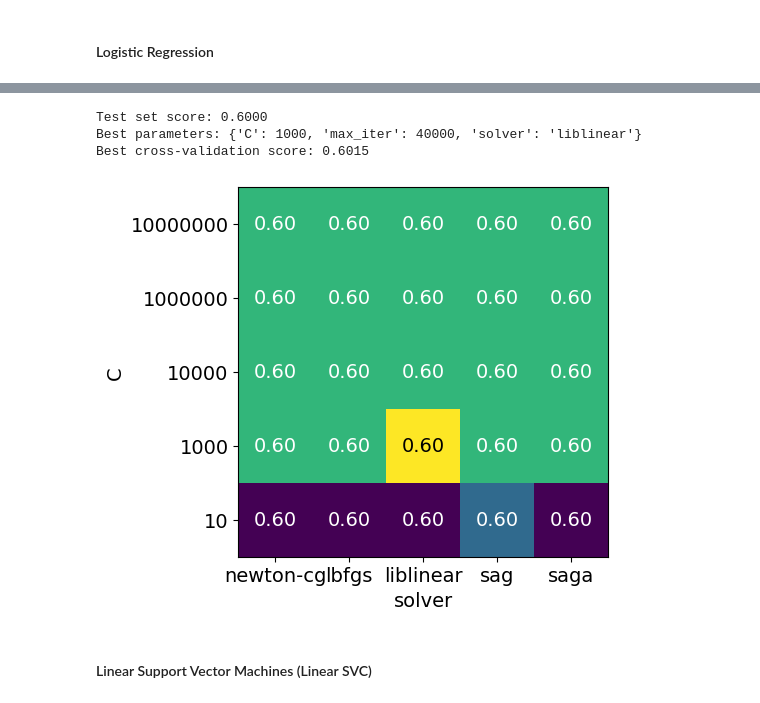
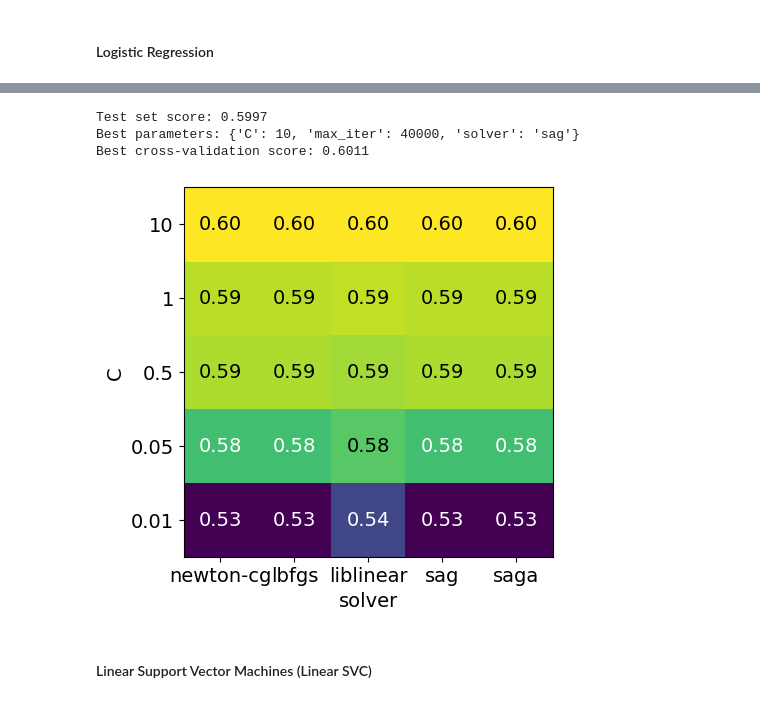
Before and after one commit to edab96/AI-and-Robotics-Project, a Jupyter notebook: Churn_Prediction.ipynb, the cells around one changed output, grey strips where cells are left out. Saved outputs shown, nothing was run; the diff lists cells and outputs as text; code cells hidden in the pictures.

```diff
--- a/Churn_Prediction.ipynb
+++ b/Churn_Prediction.ipynb
@@ -602,16 +580,16 @@ Best cross-validation score: 0.6024
 # %%
-param_grid = {'C': [10, 1000, 10000, 1000000, 10000000],
+param_grid = {'C': [0.01, 0.05, 0.5, 1, 10],
 'solver': ['newton-cg', 'lbfgs', 'liblinear', 'sag', 'saga'],
 'max_iter': [40000]} # We are setting `max_iter` to avoid "convergence warning"
 
 runGridSearch(LogisticRegression(), param_grid)
 
 plotGridSearchRuns('C', 'solver')
 # %% [output]
-Test set score: 0.6000
-Best parameters: {'C': 1000, 'max_iter': 40000, 'solver': 'liblinear'}
-Best cross-validation score: 0.6015
+Test set score: 0.5997
+Best parameters: {'C': 10, 'max_iter': 40000, 'solver': 'sag'}
+Best cross-validation score: 0.6011
-[figure, old version]
+[figure, new version]
 # %% [markdown]
 #### Linear Support Vector Machines (Linear SVC)
 # %%
```
Also changed, not shown: parts of 23 cells of this notebook, 1 other file.
